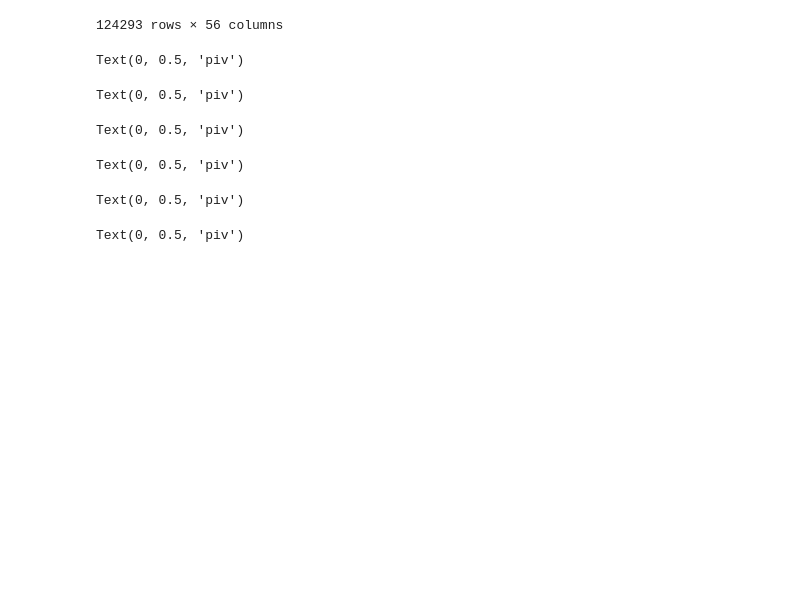
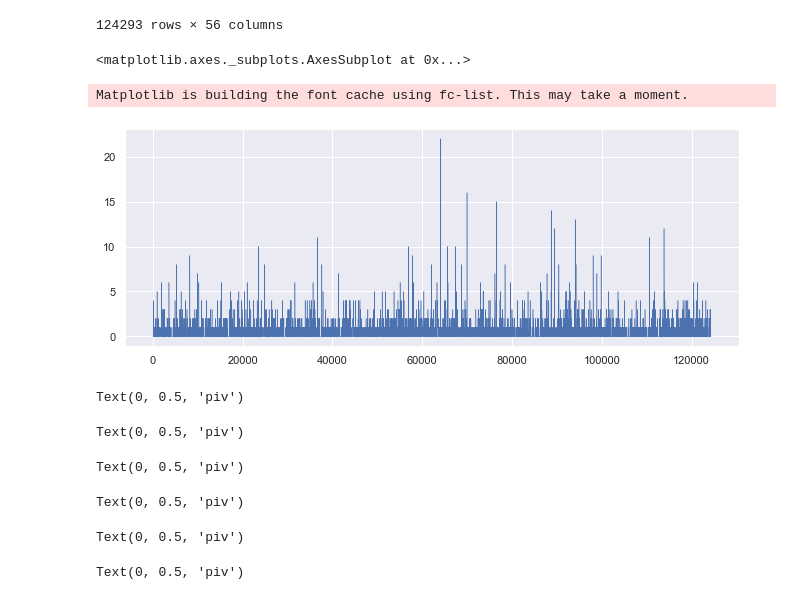
Before and after one commit to Troy-Cao/LWB-Risk-Cient-Detection, a Jupyter notebook: Chenqin/dataAnalysis.ipynb, the cells around one changed output. Cells and saved outputs as stored; diff of their text form; code cells hidden in the pictures; blank space fills up the shorter version.

Commit message:
visualisation of prgcontct based on clients

```diff
--- a/Chenqin/dataAnalysis.ipynb
+++ b/Chenqin/dataAnalysis.ipynb
@@ -122,6 +206,13 @@ prgcontct
 | 124291 | 0 | 0 | 0 | 0 | ... |
 | 124292 | 0 | 0 | 0 | 0 | ... |
 124293 rows × 56 columns
+# %%
+sns.set(rc={'figure.figsize':(11, 4)})
+prgcontct['prgcontct_meeting_group_of_people_piv'].plot(linewidth=0.5)
+# %% [output]
+<matplotlib.axes._subplots.AxesSubplot at 0x...>
+Matplotlib is building the font cache using fc-list. This may take a moment.
+[figure, added]
 # %%
 
 pivotType = ["_piv", "_sum_n_days", "_avg_n_days", "_piv_days_since"]
```
Also changed, not shown: parts of 39 cells of this notebook.
